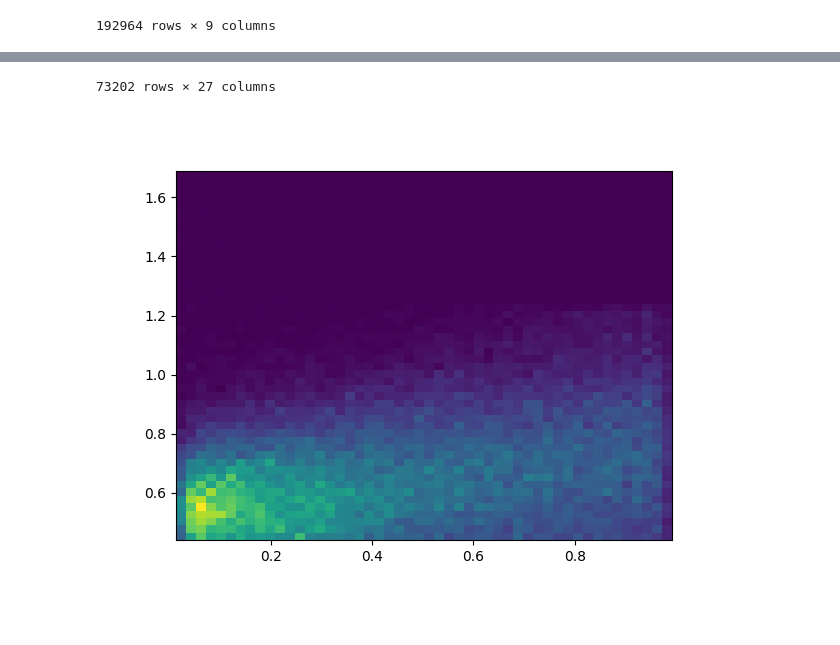
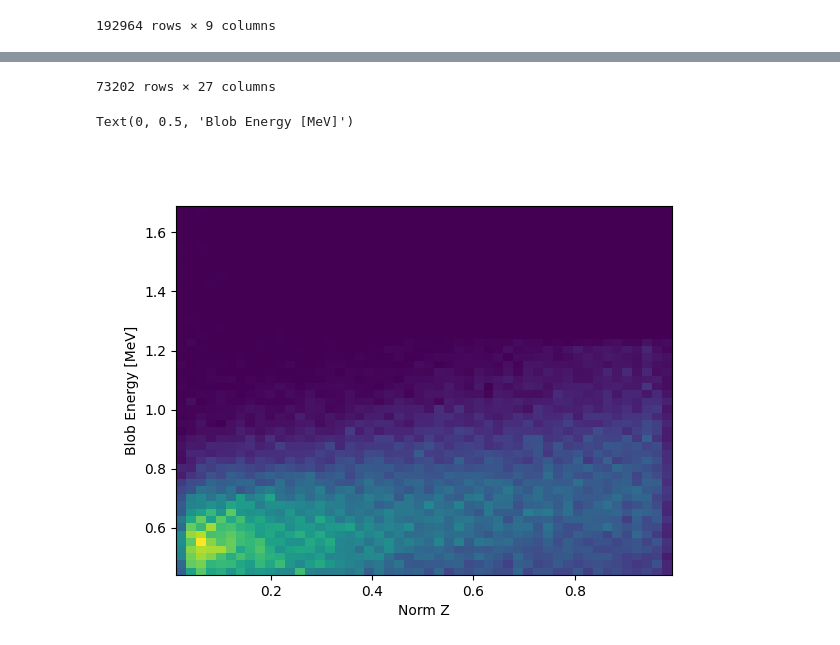
Before and after one commit to kvjmistry/ATPC, a Jupyter notebook: notebooks/GetSignalEfficiency.ipynb, the cells around one changed output, grey strips where cells are left out. Drawn from its saved outputs; the diff is of its cells as text; code cells hidden in the pictures.

```diff
--- a/notebooks/GetSignalEfficiency.ipynb
+++ b/notebooks/GetSignalEfficiency.ipynb
@@ -367,30 +523,34 @@ Helium
 # %%
 # Make a plot of the blob energy vs z position
 df_reco = nubb_10bar_He
 df_true = nubb_10bar_norm
 
 
 df_true_olp = df_true[df_true.event_id.isin(df_reco.event_id.unique())]
 
 
 # Join the dfs
 df_merged = pd.merge(df_true_olp, df_reco[df_reco.primary == 1], on='event_id', how='left')
 display(df_merged)
 plt.figure()
 plt.hist2d(df_merged.norm_zf, df_merged.blob2R, bins = 50);
 # plt.hist(df_merged.norm_zf, bins=100);
+
+plt.xlabel("Norm Z")
+plt.ylabel("Blob Energy [MeV]")
 # %% [output]
 |  | event_id | primary_x | particle_id | initial_z | final_z | kin_energy | A | norm_zi | norm_zf | trkID | ... |
 | 0 | 81 | 1 | 1 | -681.466492 | -680.894531 | 0.277532 | 0.774165 | 0.265012 | 0.265209 | 0 | ... |
 | 1 | 83 | 1 | 1 | -1357.143555 | -1397.560547 | 1.047784 | 0.147391 | 0.032019 | 0.018083 | 0 | ... |
 | 2 | 86 | 1 | 1 | 42.935448 | 13.852890 | 1.083784 | 0.118097 | 0.514805 | 0.504777 | 0 | ... |
 | 3 | 88 | 1 | 2 | -19.435143 | -4.805612 | 0.700823 | 0.429722 | 0.493298 | 0.498343 | 0 | ... |
 | 4 | 92 | 1 | 1 | 296.716461 | 288.526428 | 0.501425 | 0.591978 | 0.602316 | 0.599492 | 0 | ... |
 | ... | ... | ... | ... | ... | ... | ... | ... | ... | ... | ... | ... |
 | 73197 | 243061 | 1 | 1 | 326.287994 | 313.378235 | 1.016680 | 0.172701 | 0.612513 | 0.608061 | 0 | ... |
 | 73198 | 243063 | 1 | 2 | -103.295715 | -68.278137 | 0.794791 | 0.353258 | 0.464381 | 0.476456 | 0 | ... |
 | 73199 | 243064 | 1 | 1 | 429.051300 | 486.085175 | 1.169317 | 0.048497 | 0.647949 | 0.667616 | 0 | ... |
 | 73200 | 243065 | 1 | 1 | -972.577454 | -949.960205 | 0.698452 | 0.431651 | 0.164628 | 0.172428 | 0 | ... |
 | 73201 | 243066 | 1 | 2 | -848.589722 | -844.609253 | 1.080480 | 0.120785 | 0.207383 | 0.208755 | 0 | ... |
 73202 rows × 27 columns
+Text(0, 0.5, 'Blob Energy [MeV]')
-[figure, old version]
+[figure, new version]
```
Also changed, not shown: parts of 10 cells of this notebook.
